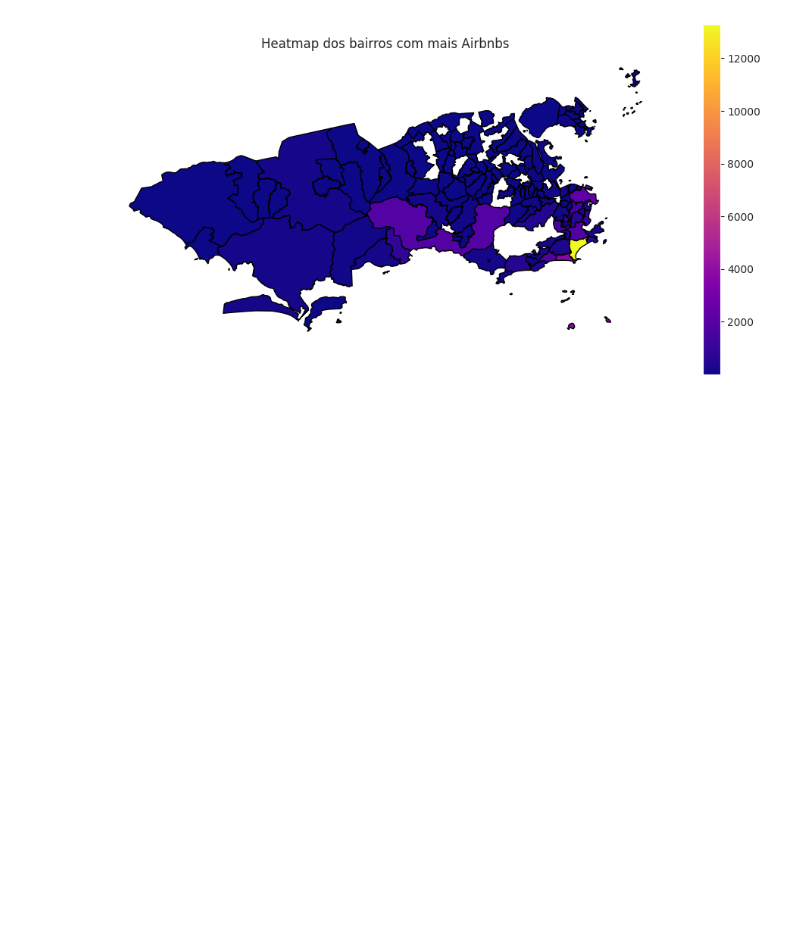
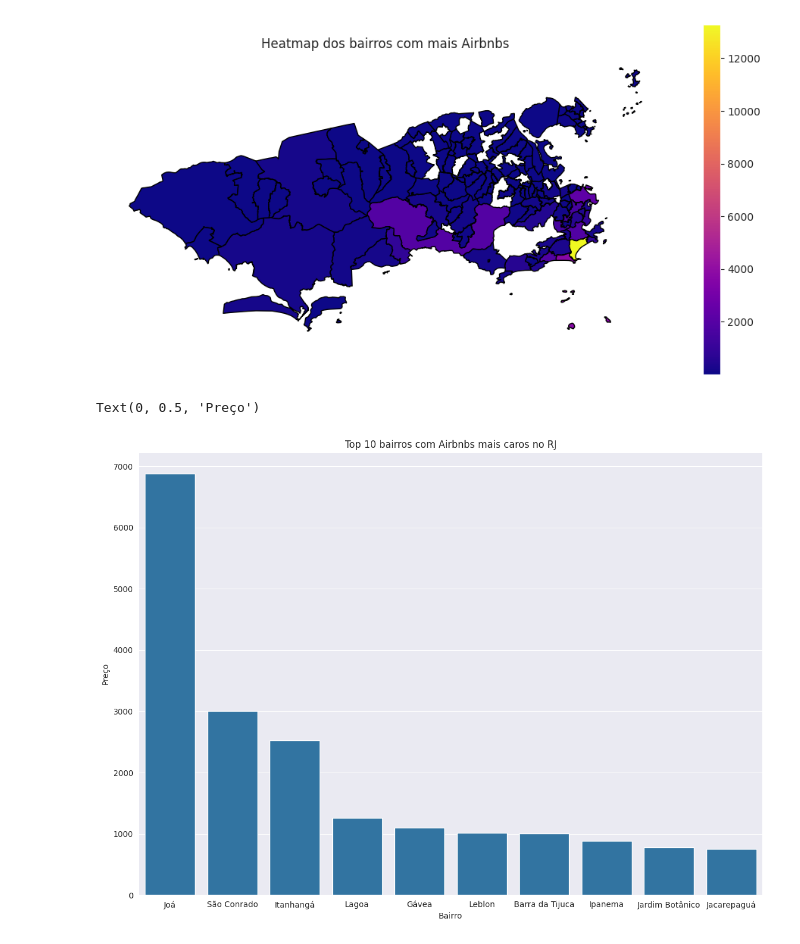
Before and after one commit to pagmaia/datasci-learning-project, a Jupyter notebook: airbnb-analysis.ipynb, the cells around one changed output. Cells and saved outputs as stored; diff of their text form; code cells hidden in the pictures; blank space fills up the shorter version.

```diff
--- a/airbnb-analysis.ipynb
+++ b/airbnb-analysis.ipynb
@@ -171,3 +175,22 @@ plt.title("Heatmap dos bairros com mais Airbnbs")
 # %% [output]
 Text(0.5, 1.0, 'Heatmap dos bairros com mais Airbnbs')
 [figure]
+# %%
+# Análise de Preço x Bairro
+# Foi considerado apenas os 30 mais bairros com mais anúncios.
+
+bairros = data["neighbourhood"].value_counts().head(30).index
+data_top30 = data[data["neighbourhood"].isin(bairros)]
+
+preco_medio = data_top30.groupby("neighbourhood")["price"].mean()
+preco_medio = preco_medio.sort_values(ascending=False)
+preco_medio = preco_medio.head(10)
+
+plt.figure(figsize=(14, 10))
+plt.title("Top 10 bairros com Airbnbs mais caros no RJ")
+ax = sns.barplot(x=preco_medio.index, y=preco_medio.values)
+ax.set_xlabel("Bairro")
+ax.set_ylabel("Preço")
+# %% [output]
+Text(0, 0.5, 'Preço')
+[figure, added]
```
Also changed, not shown: parts of 3 cells of this notebook.
